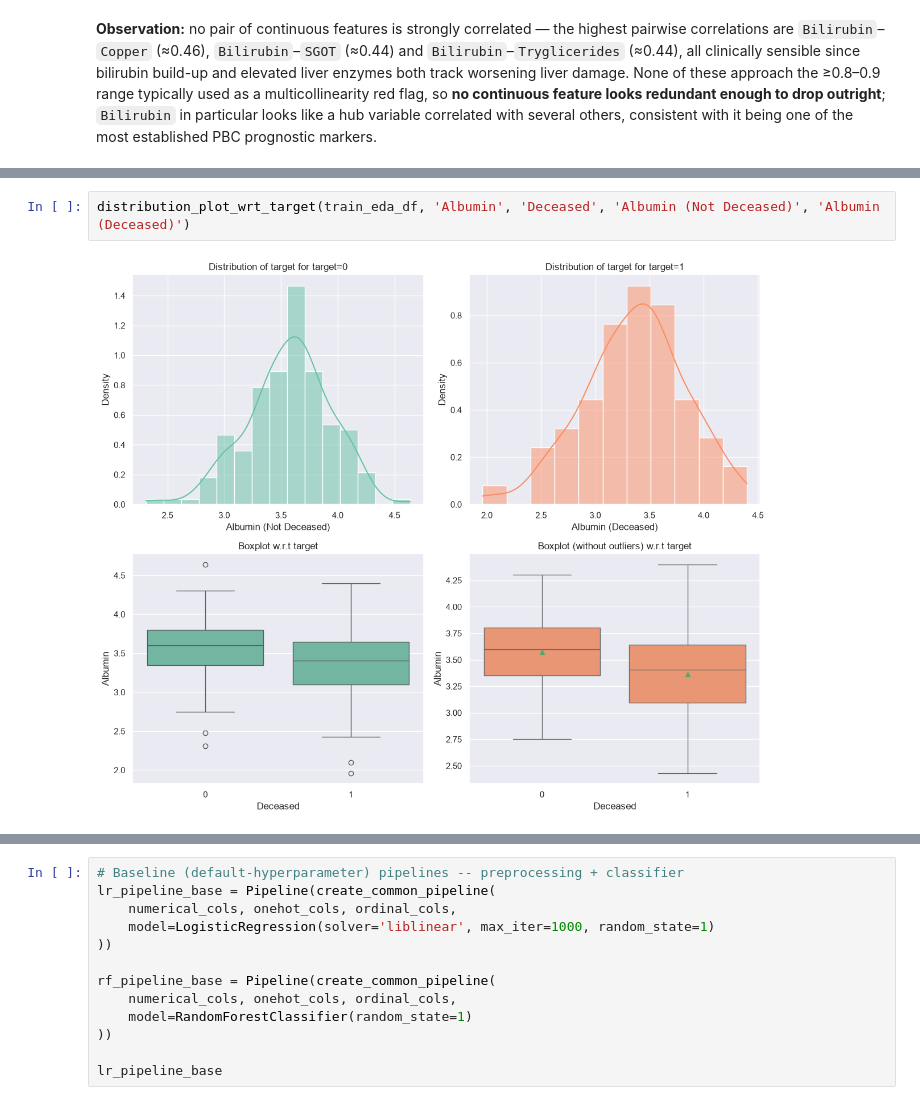
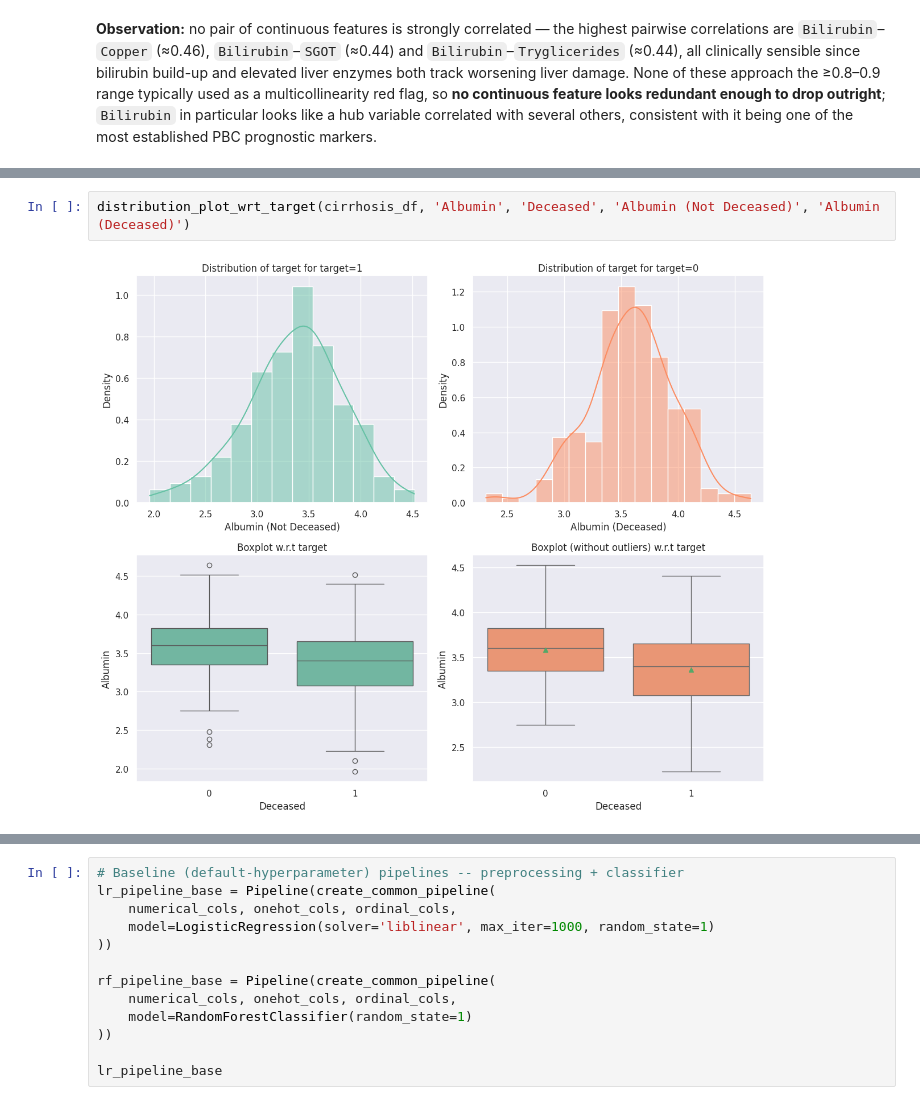
Before and after one commit to Rajesh2015/MSMLRepoSolution, a Jupyter notebook: SG-720-Machine Learning/Cirrhosis Patient Survival Prediction 4C/cirrhosis_patient_predictions.ipynb, the cells around one changed output, grey strips where cells are left out. Drawn from its saved outputs; the diff is of its cells as text.

```diff
--- a/SG-720-Machine Learning/Cirrhosis Patient Survival Prediction 4C/cirrhosis_patient_predictions.ipynb
+++ b/SG-720-Machine Learning/Cirrhosis Patient Survival Prediction 4C/cirrhosis_patient_predictions.ipynb
@@ -755,6 +757,6 @@ distribution_plot_wrt_target(train_eda_df, 'Bilirubin', 'Deceased', 'Bilirubin (
 # %%
-distribution_plot_wrt_target(train_eda_df, 'Albumin', 'Deceased', 'Albumin (Not Deceased)', 'Albumin (Deceased)')
+distribution_plot_wrt_target(cirrhosis_df, 'Albumin', 'Deceased', 'Albumin (Not Deceased)', 'Albumin (Deceased)')
 # %% [output]
-[figure, old version]
+[figure, new version]
 # %%
 # Categorical / ordinal exam findings vs. the target
```
Also changed, not shown: parts of 65 cells of this notebook.
